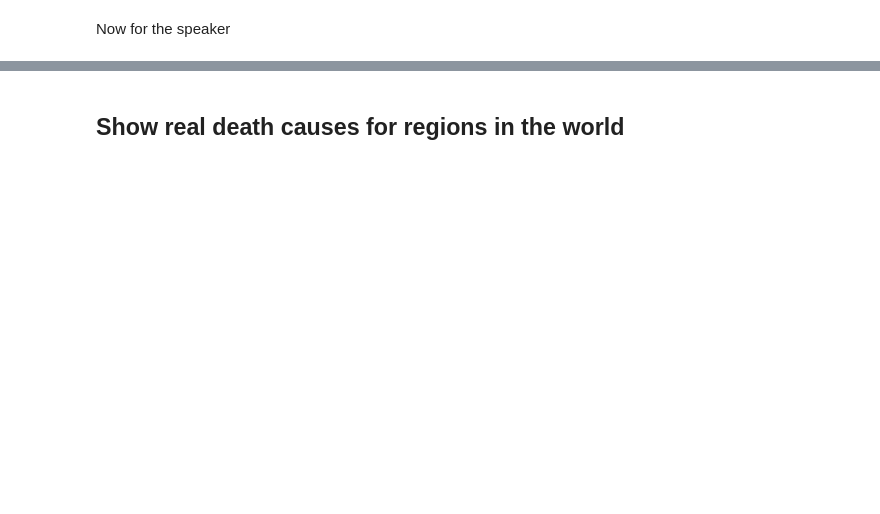
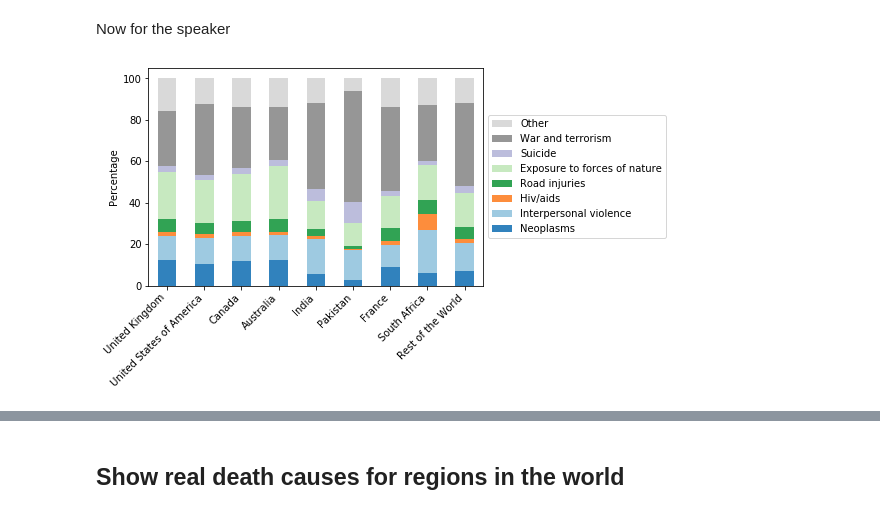
Before and after one commit to epfl-ada/ada-2021-project-hoja, a Jupyter notebook: Milestone_2.ipynb, the cells around one changed output, grey strips where cells are left out. Saved outputs shown, nothing was run; the diff lists cells and outputs as text; code cells hidden in the pictures; blank space fills up the shorter version.

Commit message:
'Countries_done'

```diff
--- a/Milestone_2.ipynb
+++ b/Milestone_2.ipynb
@@ -173,15 +238,17 @@ Now for the speaker
 # %%
 countries = ['United Kingdom', 'United States of America','Canada', 'Australia', 'India', 'Pakistan', 'France','South Africa']
 for year in range(2008,2017):
     if year == 2008:
-        totals_per_country = get_country_per_year_count('speaker', countries, year)
+        totals_per_country = quotebank.get_country_per_year_count('speaker', countries, year)
     else:
-        totals_per_country = totals_per_country + get_country_per_year_count('speaker', countries, year)
+        totals_per_country = totals_per_country + quotebank.get_country_per_year_count('speaker', countries, year)
 
 df_reduce = reduce_df(totals_per_country, 5, return_percentage = True)
 countries.append('Rest of the World')
 stacked_barplot(df_reduce, x_labels=countries, y_label= "Percentage", title=None,
                 width = 0.35, safe_name='country_specific_quote_speaker_percentage', log_y=False)
+# %% [output]
+[figure, added]
 # %%
 df_reduce = reduce_df(totals_per_country, 5, return_percentage = False)
 countries.append('Rest of the World')
```
Also changed, not shown: parts of 23 cells of this notebook, 3 other files.
